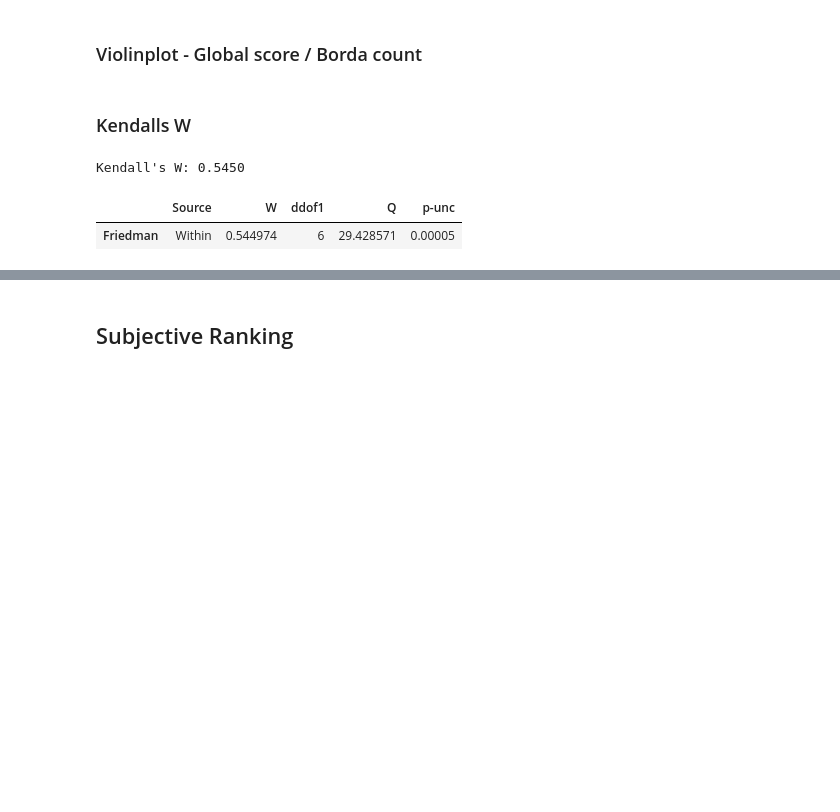
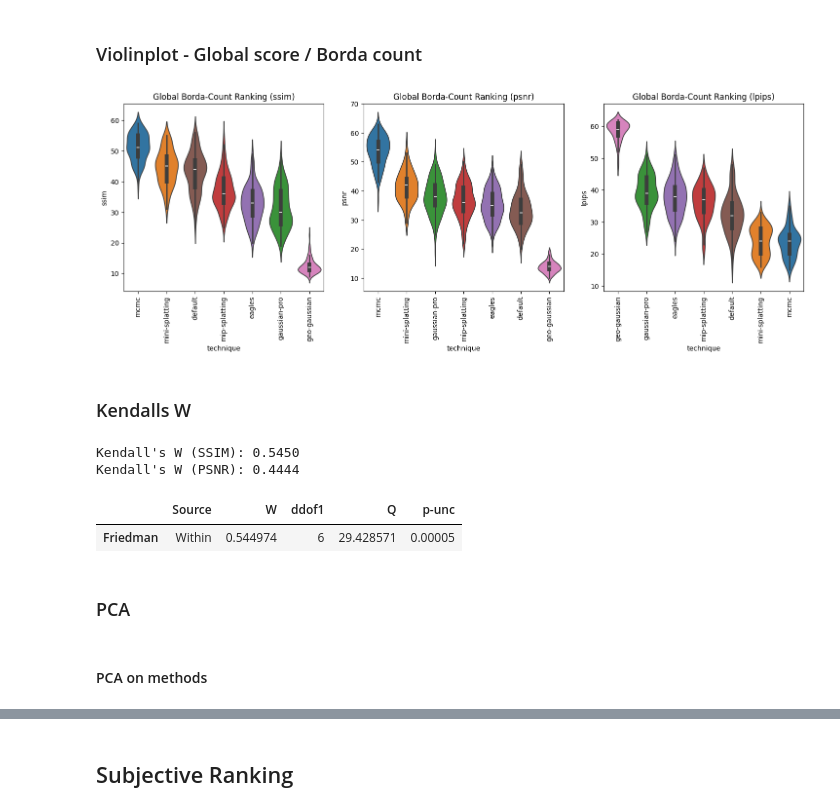
Before and after one commit to PaulErpen/final-data-analysis, a Jupyter notebook: joint-data-analysis.ipynb, the cells around one changed output, grey strips where cells are left out. Drawn from its saved outputs; the diff is of its cells as text; code cells hidden in the pictures; blank space fills up the shorter version.

```diff
--- a/joint-data-analysis.ipynb
+++ b/joint-data-analysis.ipynb
@@ -277,7 +281,15 @@ plt.show()
+# %%
+fig, axs = plt.subplots(1, 3, figsize=(18, 5))
+
+for i, metric in enumerate(["ssim", "psnr", "lpips"]):
+    compute_ranking_global_bootstrap(axs[i], metric=metric)
+# %% [output]
+[figure, added]
 # %% [markdown]
 ### Kendalls W
 # %%
-objective_kendall = df_metrics.groupby(["model", "dataset", "size"])["ssim"].mean().unstack(level=0)
+objective_kendall_ssim = df_metrics.groupby(["model", "dataset", "size"])["ssim"].mean().unstack(level=0)
+objective_kendall_psnr = df_metrics.groupby(["model", "dataset", "size"])["psnr"].mean().unstack(level=0)
 
 def compute_kendall(data: pd.DataFrame) -> float:
     ranked_data = data.rank(axis=1)
@@ -289,9 +301,11 @@ def compute_kendall(data: pd.DataFrame) -> float:
 
     return 12 * S / (m**2 * (n**3 - n))
 
-print(f"Kendall's W: {compute_kendall(objective_kendall):.4f}")
+print(f"Kendall's W (SSIM): {compute_kendall(objective_kendall_ssim):.4f}")
+print(f"Kendall's W (PSNR): {compute_kendall(objective_kendall_psnr):.4f}")
 # %% [output]
-Kendall's W: 0.5450
+Kendall's W (SSIM): 0.5450
+Kendall's W (PSNR): 0.4444
 # %%
 import pingouin as pg
 
@@ -299,3 +313,7 @@ pg.friedman(objective_kendall)
 # %% [output]
 |  | Source | W | ddof1 | Q | p-unc |
 | Friedman | Within | 0.544974 | 6 | 29.428571 | 0.00005 |
+# %% [markdown]
+### PCA
+# %% [markdown]
+#### PCA on methods
```
Also changed, not shown: parts of 6 cells of this notebook.
